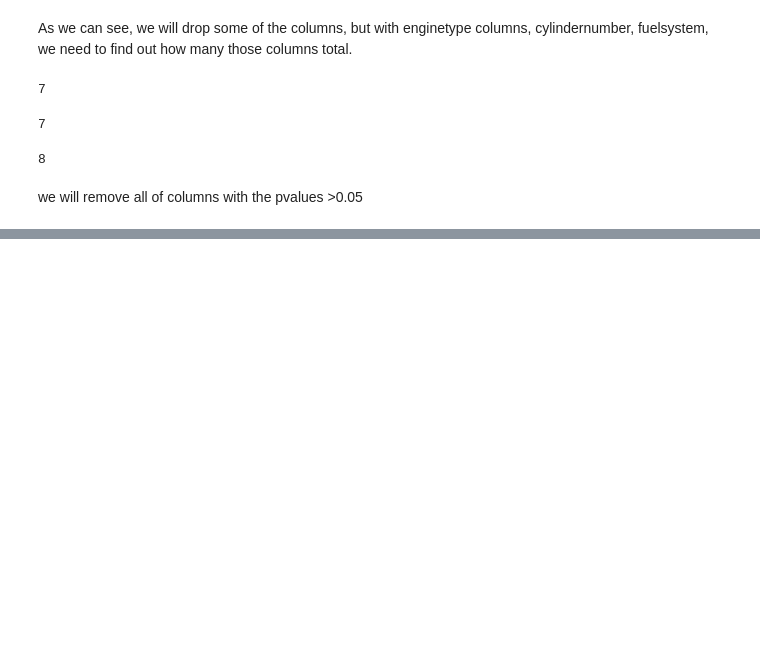
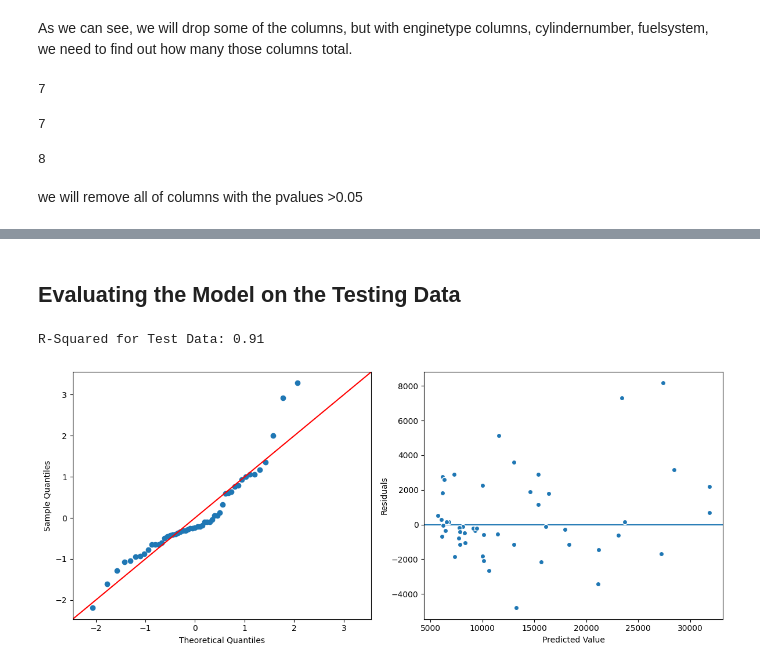
Before and after one commit to QianFu520/Linear-Regression-in-statsmodels, a Jupyter notebook: Diagnosing Your Regression Model.ipynb, the cells around one changed output, grey strips where cells are left out. Saved outputs shown, nothing was run; the diff lists cells and outputs as text; code cells hidden in the pictures; blank space fills up the shorter version.

```diff
--- a/Diagnosing Your Regression Model.ipynb
+++ b/Diagnosing Your Regression Model.ipynb
@@ -394,0 +409,10 @@ we will remove all of columns with the pvalues >0.05
+# %% [markdown]
+## Evaluating the Model on the Testing Data
+# %%
+## evaluate test
+r2_test = r2_score(y_test_cln, result.predict(X_test_cln))
+print(f"R-Squared for Test Data: {r2_test:.2f}")
+evaluate_ols(result,X_test_cln, y_test_cln)
+# %% [output]
+R-Squared for Test Data: 0.91
+[figure, added]
```
Also changed, not shown: parts of 3 cells of this notebook.
